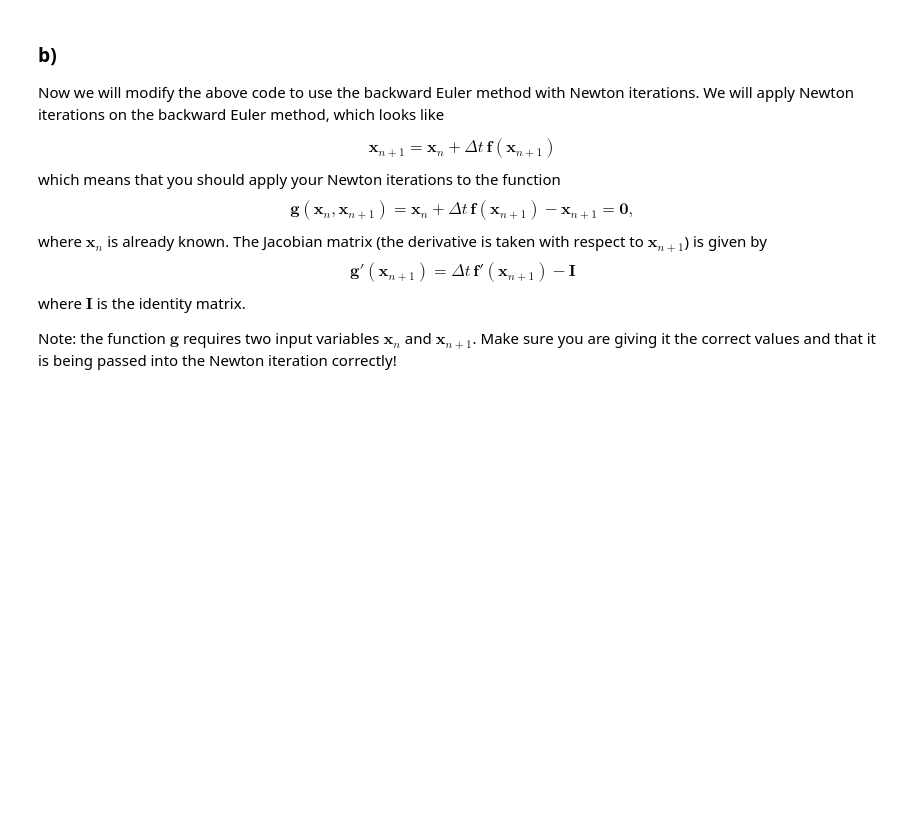
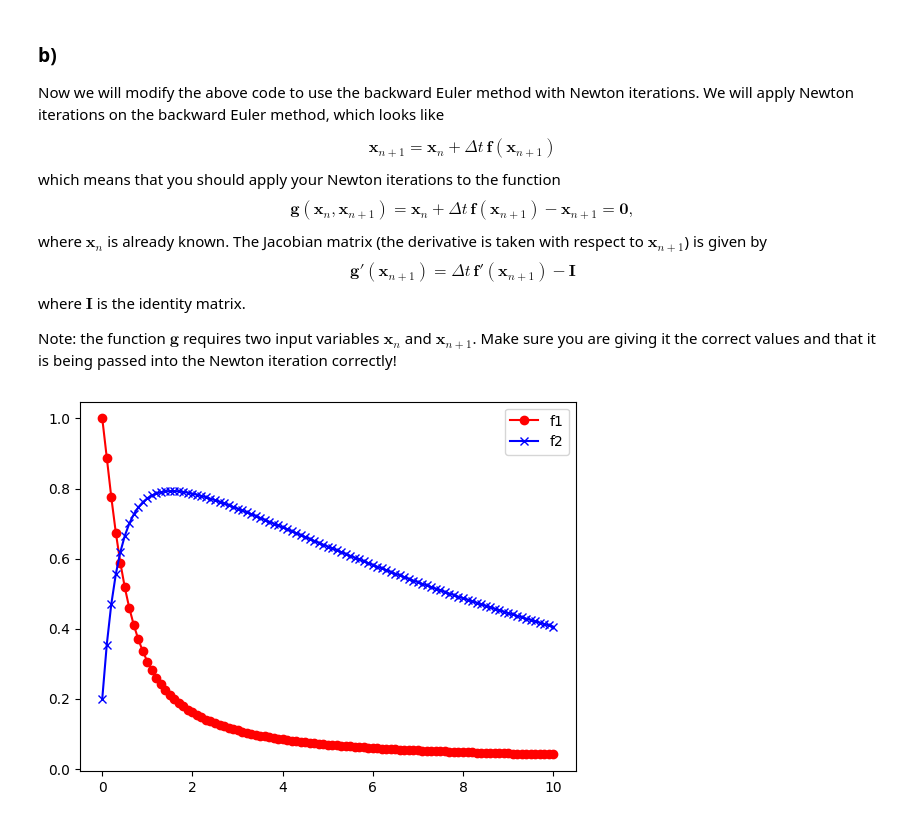
Before and after one commit to HenrikRaa/TDT4127, a Jupyter notebook: assignment_5/Newton's method and systems of ODEs.ipynb, the cells around one changed output. Cells and saved outputs as stored; diff of their text form; code cells hidden in the pictures; blank space fills up the shorter version.

```diff
--- a/assignment_5/Newton's method and systems of ODEs.ipynb
+++ b/assignment_5/Newton's method and systems of ODEs.ipynb
@@ -94,3 +140,32 @@ $$\mathbf{g}'(\mathbf{x}_{n+1}) = \Delta t \, \mathbf{f}'(\mathbf{x}_{n+1}) - \m
 where $\mathbf{I}$ is the identity matrix.
 
 Note: the function $\mathbf{g}$ requires two input variables $\mathbf{x}_n$ and $\mathbf{x}_{n+1}$. Make sure you are giving it the correct values and that it is being passed into the Newton iteration correctly!
+# %%
+dt = 0.1
+T  = 10
+nt = round(T / dt)
+x  = np.zeros((2, nt + 1))
+x[:, 0] = np.array([1, 0.2])
+
+def f(x):
+    return np.array([-4 * x[1] * x[0]**2, 2 * x[0]**2 - 0.1 * x[1]])
+
+def df(x):
+    return np.array([[-8 * x[1] * x[0], 4 * x[0]], [-4 * x[0]**2, -0.1]])
+
+def g(x1,x0):
+    return x0 + dt * f(x1) - x1
+
+def dg(x):
+    return dt * df(x) - np.identity(2)
+
+for it in range(0,nt):
+    x[:,it+1] = newton(x[:,it], lambda y: g(y, x[:,it]), dg)
+
+plt.figure()
+plt.plot(t, x[0,:], 'ro-',label = "f1")
+plt.plot(t, x[1,:], 'bx-',label = "f2")
+plt.legend()
+plt.show()
+# %% [output]
+[figure, added]
```
Also changed, not shown: parts of 6 cells of this notebook, 3 other files.
